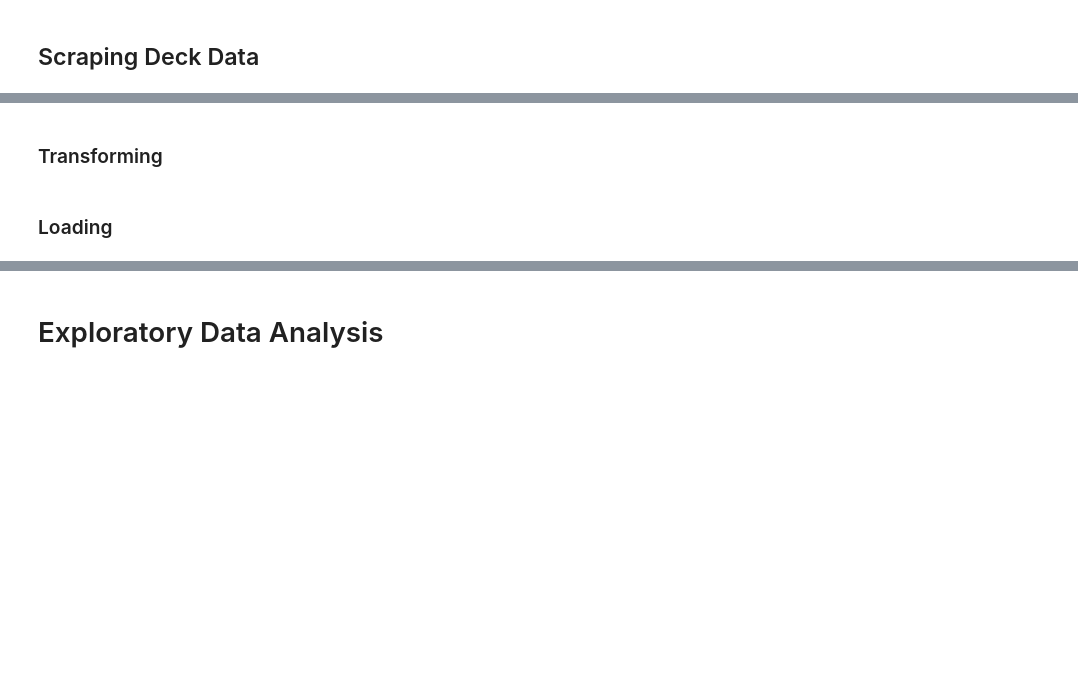
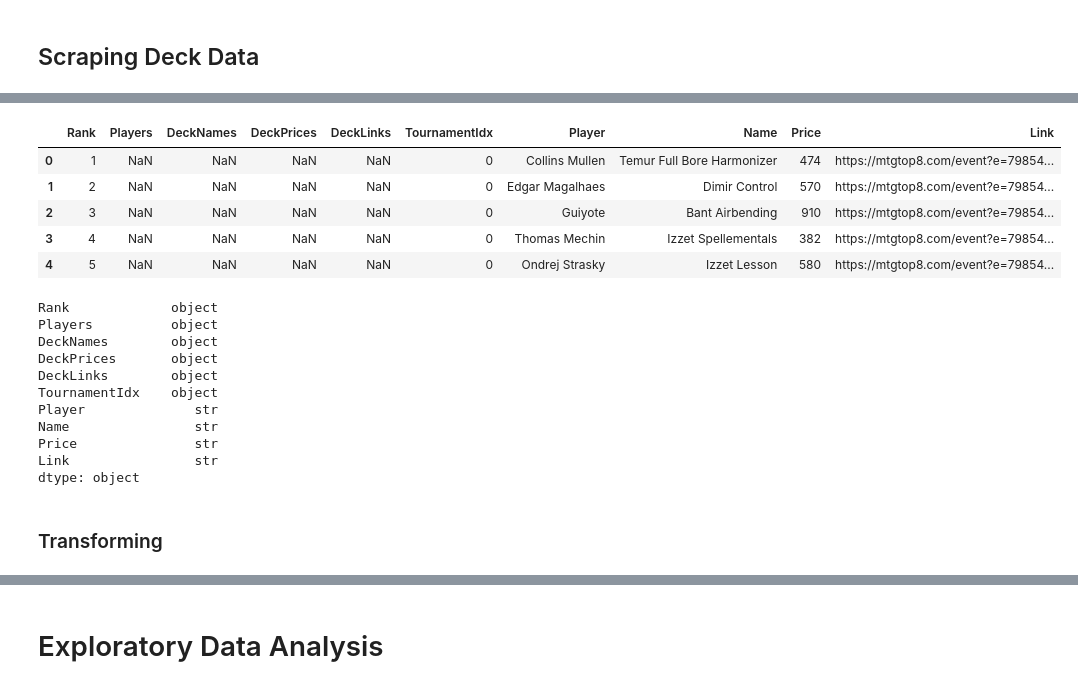
Before and after one commit to abbyortego/cmps-6790-final-tutorial, a Jupyter notebook: Milestone1_FD.ipynb, the cells around one changed output, grey strips where cells are left out. Cells and saved outputs as stored; diff of their text form; code cells hidden in the pictures; blank space fills up the shorter version.

```diff
--- a/Milestone1_FD.ipynb
+++ b/Milestone1_FD.ipynb
@@ -314,4 +365,74 @@ dtype: object
+# %%
+# as we extract data for each tournament we cna add it to the decks_df in chunks
+decks_df = pd.DataFrame(columns=["Rank", "Players", "DeckNames", "DeckPrices", "DeckLinks", "TournamentIdx"])
+
+for idx, tournament_html in enumerate(tournaments_html):
+    # (1) Players & Rank
+    top8_list = tournament_html.find("div", id="top8_list")
+    if top8_list:       # if sidebar is split into top 8 list and deck list, only grab "a" tags with "player" class from top 8 list
+        players = [player.get_text() for player in top8_list.find_all("a", class_="player")]
+    else:       # otherwise, you can just grab directly from the html
+        players = [player.get_text() for player in tournament_html.find_all("a", class_="player")]
+    #
+    ranks = np.arange(1, len(players)+1)        # there are as many ranks as collected players in order
+
+
+    # (2) Deck Names & Links
+    decks_href = tournament_html.find_all("a",
+        href=re.compile(r"\?e=\d+&d=\d+&f=ST\Z"),
+        string=True
+    )[1:]       # the first match is an arrow, but the rest are decks
+    deck_names = [deck_href.get_text() for deck_href in decks_href]         # the text is the deck name
+    base_url = "https://mtgtop8.com/event"
+    deck_links = [base_url + deck_href.get('href') for deck_href in decks_href]
+
+
+    # (3) Deck Prices
+    deck_prices = []
+    for deck_link in deck_links:
+        r = requests.get(f"{deck_link}")
+        if r.status_code != 200:        # checks status code just in case we run into issues
+            print(f"Could not scrape deck data for {deck_link}")
+            continue
+        #
+
+        soup = BeautifulSoup(r.content)
+        deck_price_div = soup.find("div", class_="S14 Nav_buy_price").get_text()    # finds first div with this class name
+        deck_prices.append(re.findall(r"\d+", deck_price_div)[0])      # extracts just the dollar amount and tracks it
+    #
+
+
+    # (4) Create dataframe for current data and add it to overall dataframe
+    tournament_idx = np.full(len(players), idx)   # creates an array of size (players) filled with the current index
+    tournament_decks_df = pd.DataFrame({    # current tournament's deck df
+        "Rank": ranks,
+        "Player": players,
+        "Name": deck_names,
+        "Price": deck_prices,
+        "Link": deck_links,
+        "TournamentIdx": tournament_idx
+    })
+    decks_df = pd.concat([decks_df, tournament_decks_df], ignore_index=True)        # add to the dataframe with all decks
+#
+
+display(decks_df.head(), decks_df.dtypes)
+# %% [output]
+|  | Rank | Players | DeckNames | DeckPrices | DeckLinks | TournamentIdx | Player | Name | Price | Link |
+| 0 | 1 | NaN | NaN | NaN | NaN | 0 | Collins Mullen | Temur Full Bore Harmonizer | 474 | https://mtgtop8.com/event?e=79854... |
+| 1 | 2 | NaN | NaN | NaN | NaN | 0 | Edgar Magalhaes | Dimir Control | 570 | https://mtgtop8.com/event?e=79854... |
+| 2 | 3 | NaN | NaN | NaN | NaN | 0 | Guiyote | Bant Airbending | 910 | https://mtgtop8.com/event?e=79854... |
+| 3 | 4 | NaN | NaN | NaN | NaN | 0 | Thomas Mechin | Izzet Spellementals | 382 | https://mtgtop8.com/event?e=79854... |
+| 4 | 5 | NaN | NaN | NaN | NaN | 0 | Ondrej Strasky | Izzet Lesson | 580 | https://mtgtop8.com/event?e=79854... |
+Rank             object
+Players          object
+DeckNames        object
+DeckPrices       object
+DeckLinks        object
+TournamentIdx    object
+Player              str
+Name                str
+Price               str
+Link                str
+dtype: object
 # %% [markdown]
 ### Transforming
-# %% [markdown]
-### Loading
```
Also changed, not shown: parts of 22 cells of this notebook, 2 other files.
